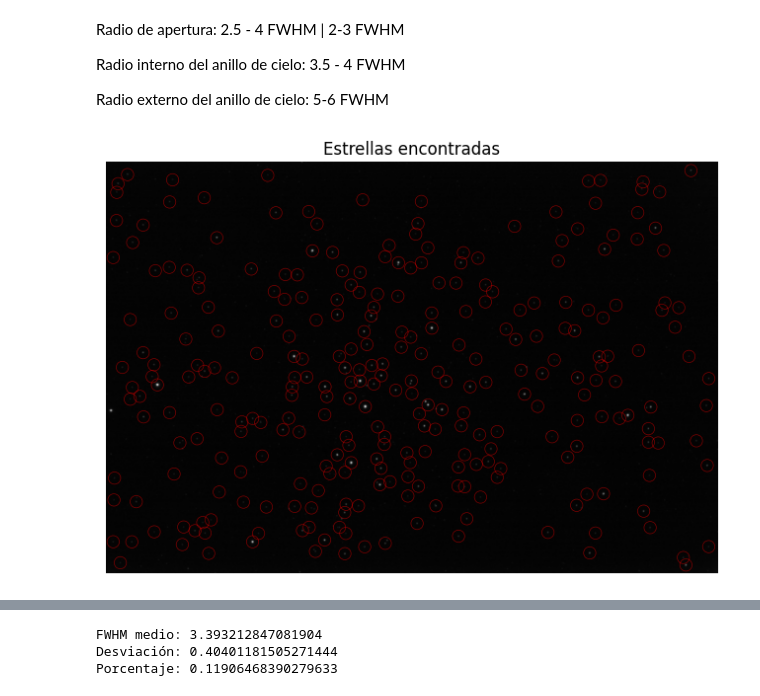
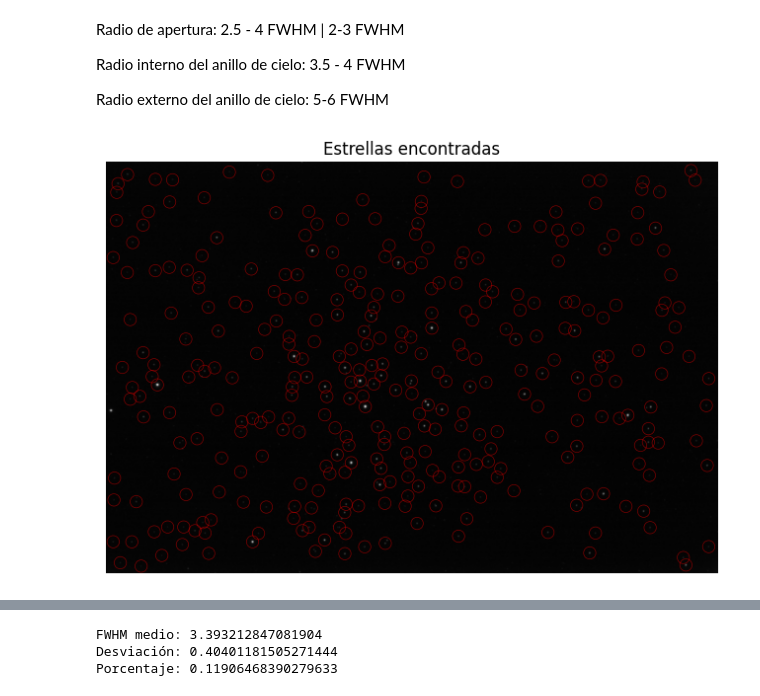
Before and after one commit to juand4g/AstroML_202610, a Jupyter notebook: Lab1/lab1_clean.ipynb, the cells around one changed output, grey strips where cells are left out. Drawn from its saved outputs; the diff is of its cells as text; code cells hidden in the pictures.

```diff
--- a/Lab1/lab1_clean.ipynb
+++ b/Lab1/lab1_clean.ipynb
@@ -155,8 +232,8 @@ Radio interno del anillo de cielo: 3.5 - 4 FWHM
 
 Radio externo del anillo de cielo: 5-6 FWHM
 # %%
-red_centroids = get_centroids(red,show=True,n_sigmas=2.5)
+red_centroids = get_centroids(red,show=True,n_sigmas=2.3)
 red_fluxes_test = get_fluxes(red, red_centroids)
 # %% [output]
-[figure, old version]
+[figure, new version]
 # %%
```
Also changed, not shown: parts of 27 cells of this notebook, 21 other files.
